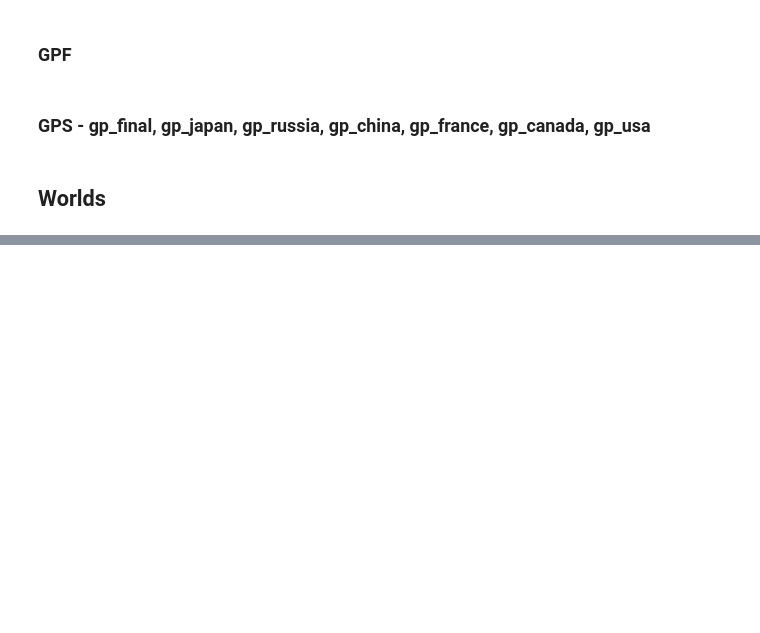
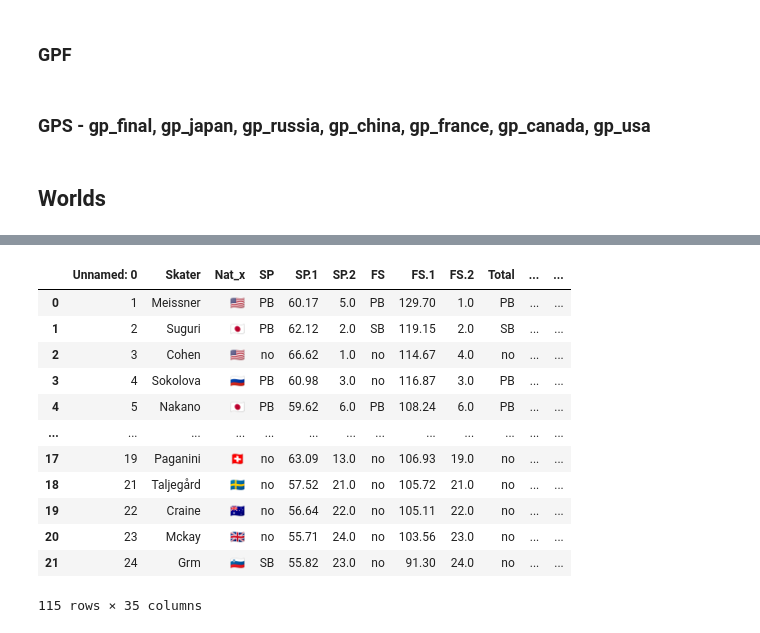
Before and after one commit to mindyshiben/time-series-exercises, a Jupyter notebook: acquire_practice.ipynb, the cells around one changed output, grey strips where cells are left out. Drawn from its saved outputs; the diff is of its cells as text; code cells hidden in the pictures; blank space fills up the shorter version.

```diff
--- a/acquire_practice.ipynb
+++ b/acquire_practice.ipynb
@@ -1989,0 +2034,6 @@ olympics['event'] = 'olympics'
+# %%
+df['Solo Jump'] = df['Solo Jump'].fillna('3Lz')
+# %%
+df['Total'] = df['Total'].fillna('no')
+# %%
+df = df.dropna()
@@ -1989,0 +2060,18 @@ olympics['event'] = 'olympics'
+# %%
+oly = df[df.event == 'olympics']
+# %%
+oly
+# %% [output]
+|  | Unnamed: 0 | Skater | Nat_x | SP | SP.1 | SP.2 | FS | FS.1 | FS.2 | Total | ... | ... |
+| 0 | 1 | Meissner | 🇺🇸 | PB | 60.17 | 5.0 | PB | 129.70 | 1.0 | PB | ... | ... |
+| 1 | 2 | Suguri | 🇯🇵 | PB | 62.12 | 2.0 | SB | 119.15 | 2.0 | SB | ... | ... |
+| 2 | 3 | Cohen | 🇺🇸 | no | 66.62 | 1.0 | no | 114.67 | 4.0 | no | ... | ... |
+| 3 | 4 | Sokolova | 🇷🇺 | PB | 60.98 | 3.0 | no | 116.87 | 3.0 | PB | ... | ... |
+| 4 | 5 | Nakano | 🇯🇵 | PB | 59.62 | 6.0 | PB | 108.24 | 6.0 | PB | ... | ... |
+| ... | ... | ... | ... | ... | ... | ... | ... | ... | ... | ... | ... | ... |
+| 17 | 19 | Paganini | 🇨🇭 | no | 63.09 | 13.0 | no | 106.93 | 19.0 | no | ... | ... |
+| 18 | 21 | Taljegård | 🇸🇪 | no | 57.52 | 21.0 | no | 105.72 | 21.0 | no | ... | ... |
+| 19 | 22 | Craine | 🇦🇺 | no | 56.64 | 22.0 | no | 105.11 | 22.0 | no | ... | ... |
+| 20 | 23 | Mckay | 🇬🇧 | no | 55.71 | 24.0 | no | 103.56 | 23.0 | no | ... | ... |
+| 21 | 24 | Grm | 🇸🇮 | SB | 55.82 | 23.0 | no | 91.30 | 24.0 | no | ... | ... |
+115 rows × 35 columns
```
Also changed, not shown: parts of 10 cells of this notebook, 1 other file.
